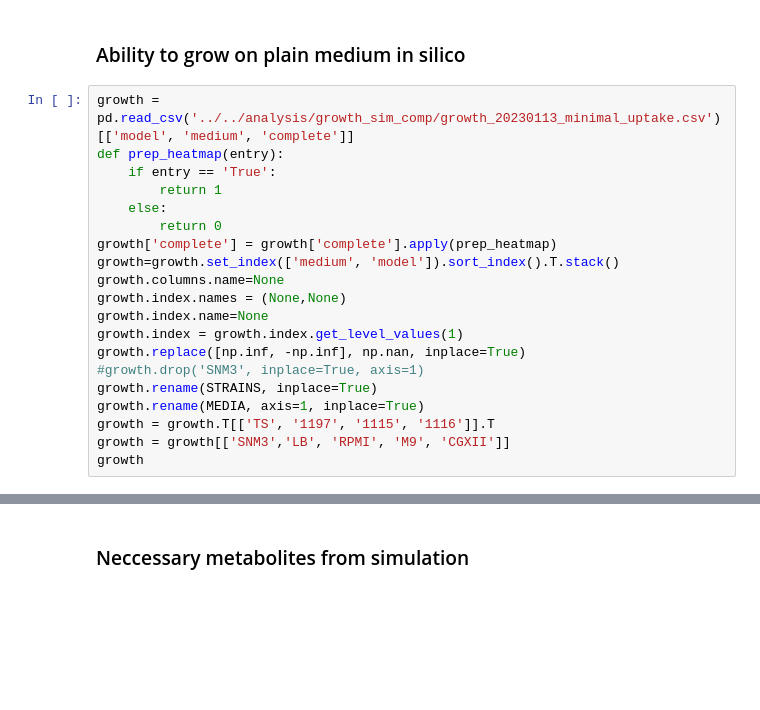
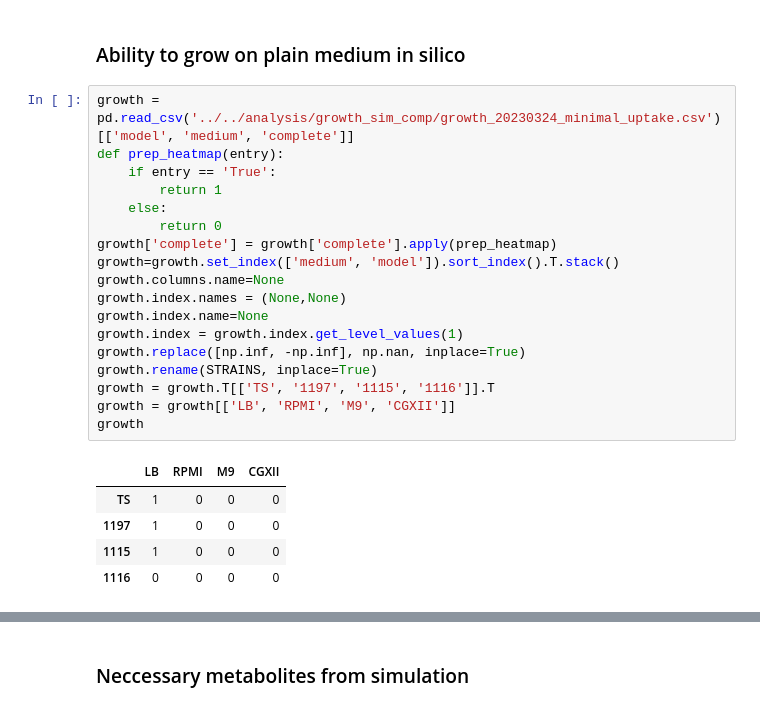
Before and after one commit to draeger-lab/C_striatum_GEMs, a Jupyter notebook: code/analysis/visualization.ipynb, the cells around one changed output, grey strips where cells are left out. Drawn from its saved outputs; the diff is of its cells as text; blank space fills up the shorter version.

```diff
--- a/code/analysis/visualization.ipynb
+++ b/code/analysis/visualization.ipynb
@@ -120,25 +117,29 @@ plt.savefig('../../analysis/comparison/heatmap_dt.png', bbox_inches='tight', dpi
 # %% [markdown]
 ### Ability to grow on plain medium in silico
 # %%
-growth = pd.read_csv('../../analysis/growth_sim_comp/growth_20230113_minimal_uptake.csv')[['model', 'medium', 'complete']]
+growth = pd.read_csv('../../analysis/growth_sim_comp/growth_20230324_minimal_uptake.csv')[['model', 'medium', 'complete']]
 def prep_heatmap(entry):
     if entry == 'True':
         return 1
     else:
         return 0
 growth['complete'] = growth['complete'].apply(prep_heatmap)
 growth=growth.set_index(['medium', 'model']).sort_index().T.stack()
 growth.columns.name=None
 growth.index.names = (None,None)
 growth.index.name=None
 growth.index = growth.index.get_level_values(1)
 growth.replace([np.inf, -np.inf], np.nan, inplace=True)
-#growth.drop('SNM3', inplace=True, axis=1)
 growth.rename(STRAINS, inplace=True)
-growth.rename(MEDIA, axis=1, inplace=True)
 growth = growth.T[['TS', '1197', '1115', '1116']].T
-growth = growth[['SNM3','LB', 'RPMI', 'M9', 'CGXII']]
+growth = growth[['LB', 'RPMI', 'M9', 'CGXII']]
 growth
+# %% [output]
+|  | LB | RPMI | M9 | CGXII |
+| TS | 1 | 0 | 0 | 0 |
+| 1197 | 1 | 0 | 0 | 0 |
+| 1115 | 1 | 0 | 0 | 0 |
+| 1116 | 0 | 0 | 0 | 0 |
 # %%
 greys = ['whitesmoke','black']
 my_colors = sns.color_palette(greys, n_colors=2)
```
Also changed, not shown: parts of 9 cells of this notebook, 8 other files.
